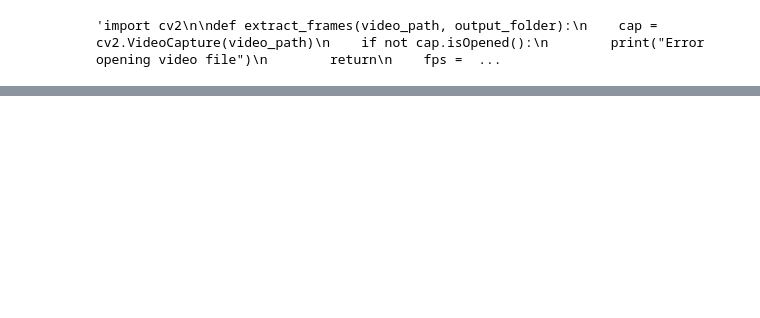
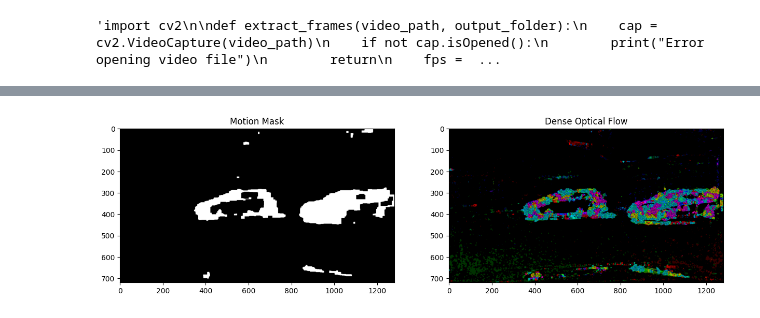
Before and after one commit to DiegoCastr00/DrivingDetection, a Jupyter notebook: Objetos.ipynb, the cells around one changed output, grey strips where cells are left out. Cells and saved outputs as stored; diff of their text form; code cells hidden in the pictures; blank space fills up the shorter version.

```diff
--- a/Objetos.ipynb
+++ b/Objetos.ipynb
@@ -115,0 +201,33 @@ cv2.destroyAllWindows()
+# %%
+def get_motion_mask(flow_mag, motion_thresh=1, kernel=np.ones((7,7))):
+    """ Obtains Detection Mask from Optical Flow Magnitude
+        Inputs:
+            flow_mag (array) Optical Flow magnitude
+            motion_thresh - thresold to determine motion
+            kernel - kernal for Morphological Operations
+        Outputs:
+            motion_mask - Binray Motion Mask
+        """
+    motion_mask = np.uint8(flow_mag > motion_thresh)*255
+    motion_mask = cv2.erode(motion_mask, kernel, iterations=1)
+    motion_mask = cv2.morphologyEx(motion_mask, cv2.MORPH_OPEN, kernel, iterations=1)
+    motion_mask = cv2.morphologyEx(motion_mask, cv2.MORPH_CLOSE, kernel, iterations=3)
+
+    return motion_mask
+# %%
+rgb = get_flow_viz(flow)
+
+# get variable motion thresh based on prior knowledge of camera position
+motion_thresh = np.c_[np.linspace(0.3, 1, frame1.shape[0])].repeat(frame1.shape[1], axis=-1)
+
+# get motion mask
+mask = get_motion_mask(mag, motion_thresh=motion_thresh)
+
+# display
+fig, ax = plt.subplots(1, 2, figsize=(15, 7))
+ax[0].imshow(mask, cmap='gray')
+ax[0].set_title("Motion Mask")
+ax[1].imshow(rgb*50) # scale RGB to see the noise
+ax[1].set_title("Dense Optical Flow");
+# %% [output]
+[figure, added]
```
Also changed, not shown: parts of 13 cells of this notebook, 1 other file.
